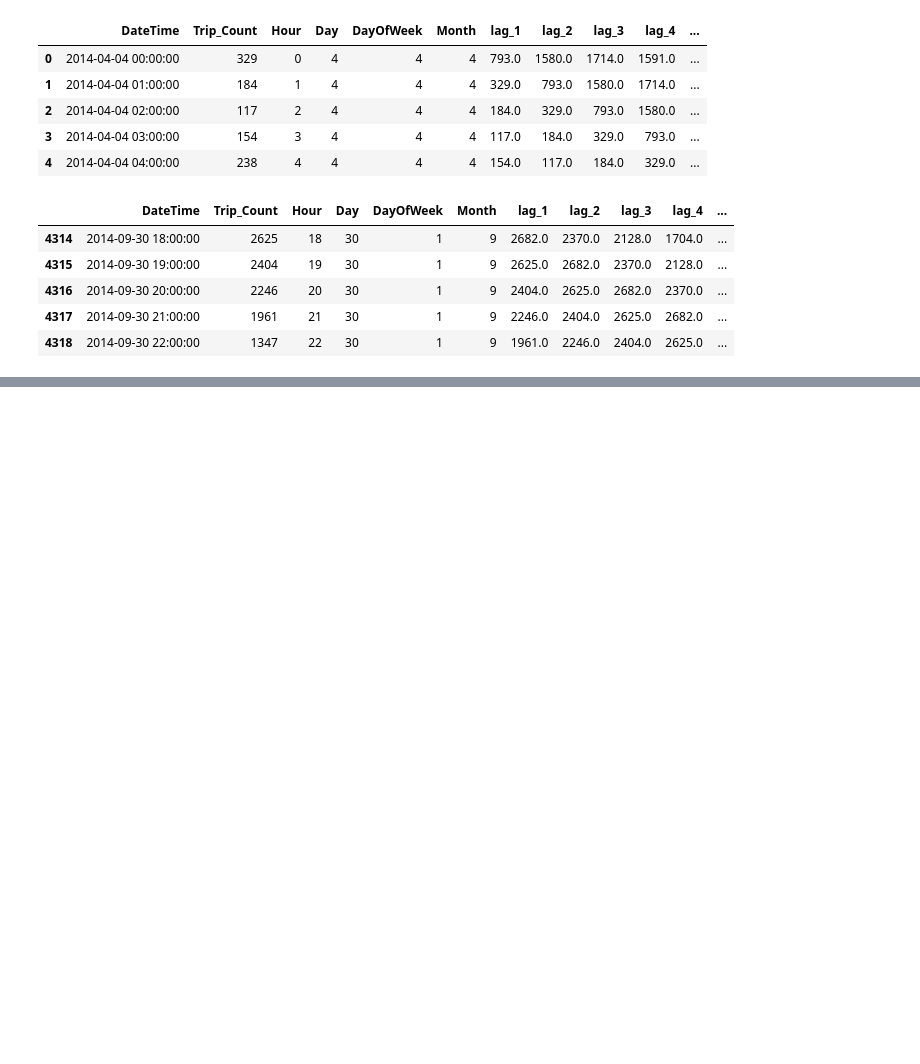
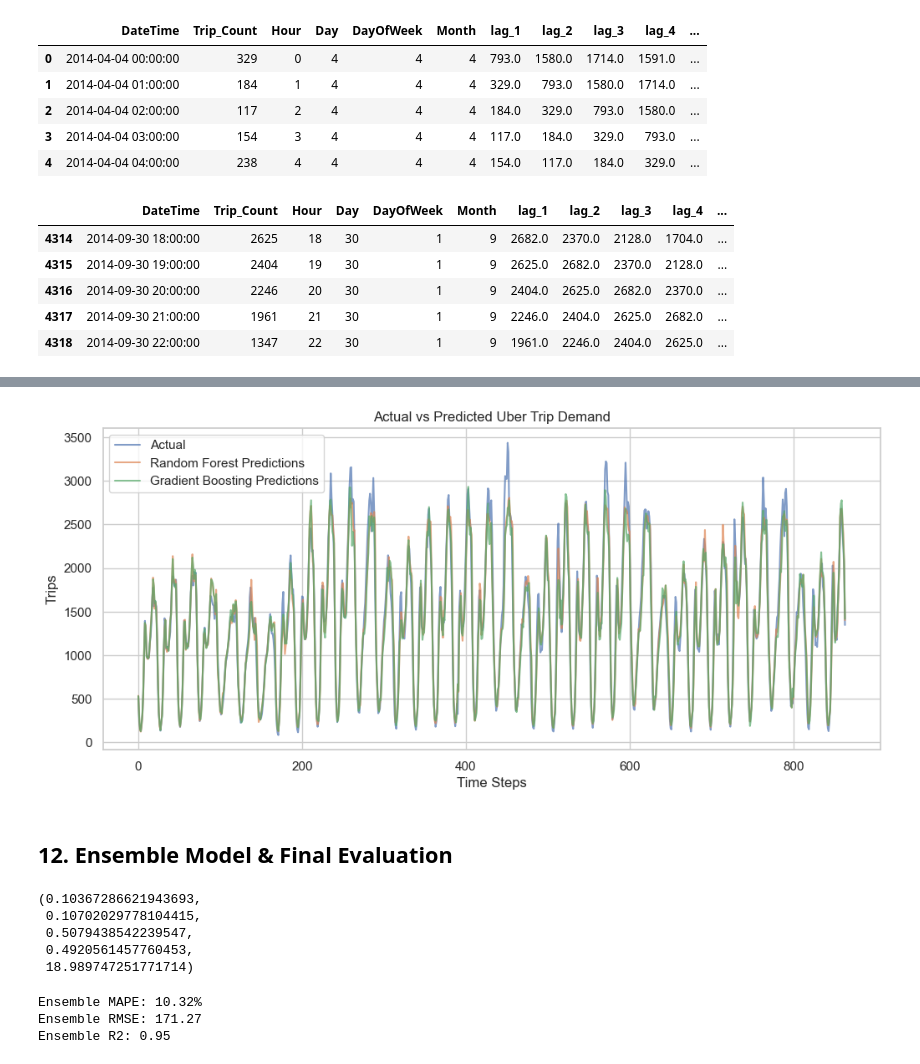
Before and after one commit to HarshaVaradhanGopal/Uber-Trip-Analysis-ML, a Jupyter notebook: Uber_Trip_Analysis.ipynb, the cells around one changed output, grey strips where cells are left out. Drawn from its saved outputs; the diff is of its cells as text; code cells hidden in the pictures; blank space fills up the shorter version.

Commit message:
Built Random Forest and Gradient Boosting models with evaluation and also built ensemble model and performed final evaluation

```diff
--- a/Uber_Trip_Analysis.ipynb
+++ b/Uber_Trip_Analysis.ipynb
@@ -301,0 +319,9 @@ Testing Period
+# %%
+rf_model = RandomForestRegressor(
+n_estimators = 100,
+random_state = 42,
+n_jobs = -1
+)
+
+rf_model.fit(x_train, y_train)
+rf_preds = rf_model.predict(x_test)
@@ -301,0 +342,11 @@ Testing Period
+# %%
+gbr_model = GradientBoostingRegressor(
+    n_estimators=200,
+    learning_rate=0.1,
+    max_depth=5,
+    random_state=42
+)
+
+gbr_model.fit(x_train, y_train)
+
+gbr_preds = gbr_model.predict(x_test)
@@ -301,0 +390,33 @@ Testing Period
+# %%
+plt.figure(figsize=(12,5))
+plt.plot(y_test.values, label='Actual', alpha=0.7)
+plt.plot(rf_preds, label='Random Forest Predictions', alpha=0.7)
+plt.plot(gbr_preds, label='Gradient Boosting Predictions', alpha=0.7)
+plt.legend()
+plt.title("Actual vs Predicted Uber Trip Demand")
+plt.xlabel("Time Steps")
+plt.ylabel("Trips")
+plt.savefig("results/Actual_Vs_Predicted_Trip_demand(RFP & GBP).png")
+plt.show()
+# %% [output]
+[figure, added]
+# %% [markdown]
+## 12. Ensemble Model & Final Evaluation
+# %%
+# Convert MAPE to weights (lower error = higher weight)
+rf_weight = 1 / rf_mape
+gbr_weight = 1 / gbr_mape
+
+total_weight = rf_weight + gbr_weight
+
+rf_weight /= total_weight
+gbr_weight /= total_weight
+
+#rf_mape, gbr_mape,rf_weight,gbr_weight,total_weight
+rf_weight, gbr_weight
+# %% [output]
+(0.10367286621943693,
+ 0.10702029778104415,
+ 0.5079438542239547,
+ 0.4920561457760453,
+ 18.989747251771714)
@@ -301,0 +425,12 @@ Testing Period
+# %%
+ensemble_mape = mean_absolute_percentage_error(y_test, ensemble_preds)
+ensemble_rmse = mean_squared_error(y_test, ensemble_preds, squared=False)
+ensemble_r2 = r2_score(y_test, ensemble_preds)
+
+print(f"Ensemble MAPE: {ensemble_mape:.2%}")
+print(f"Ensemble RMSE: {ensemble_rmse:.2f}")
+print(f"Ensemble R2: {ensemble_r2:.2f}")
+# %% [output]
+Ensemble MAPE: 10.32%
+Ensemble RMSE: 171.27
+Ensemble R2: 0.95
```
Also changed, not shown: parts of 18 cells of this notebook.
